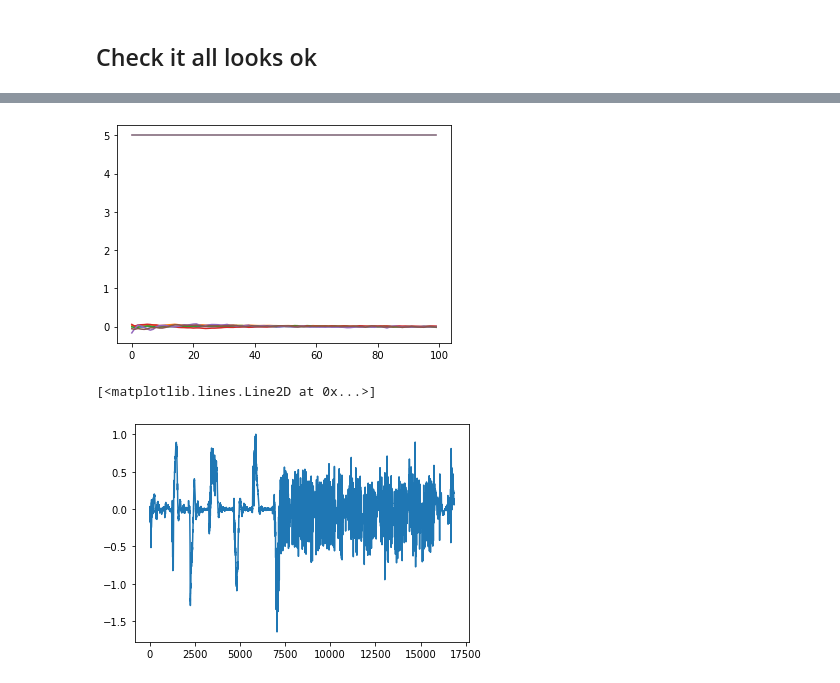
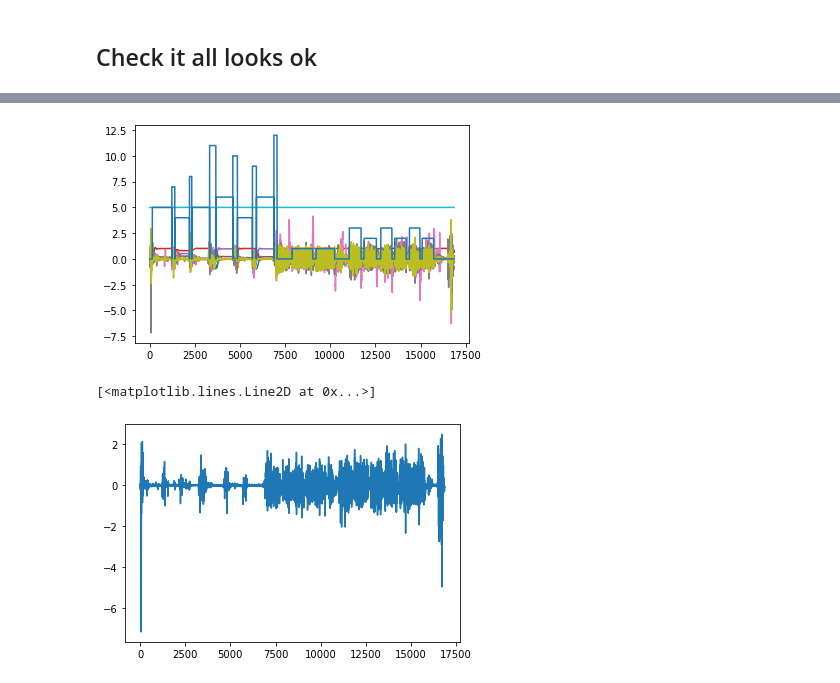
Before and after one commit to earthspecies/BEBE, a Jupyter notebook: data_formatting/format_HAR.ipynb, the cells around one changed output, grey strips where cells are left out. Cells and saved outputs as stored; diff of their text form; code cells hidden in the pictures.

Commit message:
include static acceleration

```diff
--- a/data_formatting/format_HAR.ipynb
+++ b/data_formatting/format_HAR.ipynb
@@ -133,11 +133,15 @@ with open(dataset_metadata_fp, 'w') as file:
 # Following README.txt, we remove gravitational bias from each accel channel by applying a
 # butterworth filter with cutoff frequency of 0.3 Hz, then subtract the result
 
-def correct_gravitational_bias(series, cutoff_freq):
-    sos = signal.butter(10, cutoff_freq, 'low', fs=sr, output='sos')
+def smooth(series, smoothing_cutoff_freq):
+    # smooth
+    sos = signal.butter(10, smoothing_cutoff_freq, 'low', fs = sr, output = 'sos')
+    series = signal.sosfilt(sos, series)
+    return series
+
+def extract_static(series, low_cutoff_freq):
+    # extract static component
+    sos = signal.butter(10, low_cutoff_freq, 'low', fs=sr, output='sos')
     low_passed_series = signal.sosfilt(sos, series)
-    corrected_series = series - low_passed_series
-    return corrected_series
+    remaining_series = series - low_passed_series
+    return low_passed_series, remaining_series
-# %%
-i = 2
-x = np.array(pd.read_csv('/home/jupyter/behavior_data_local/data/raw/HAR/RawData/acc_exp01_user01.txt', delimiter = ' ', header = None)[i])
@@ -175,17 +175,25 @@ for clip_id in clip_ids:
 
     acc_data = pd.read_csv(acc_fp, delimiter = ' ', header = None)
     gyr_data = pd.read_csv(gyr_fp, delimiter = ' ', header = None)
+    static_acc_data = acc_data.copy()
 
     clip_dur_samples = len(acc_data)
 
     # correct for gravity
     for i in range(3): #first 3 channels are acceleration
         to_correct = np.array(acc_data[i])
-        corrected = correct_gravitational_bias(to_correct, 0.3) # 0.3 Hz following description in Readme
+        to_correct = smooth(to_correct, 20.)
+        static, corrected = extract_static(to_correct, 0.3) # 0.3 Hz following description in Readme
         acc_data[i] = corrected
+        static_acc_data[i] = static
+
+        to_smooth_gyr = np.array(gyr_data[i])
+        smoothed = smooth(to_smooth_gyr, 20.)
+        gyr_data[i] = smoothed
 
     acc_data = np.array(acc_data)
     gyr_data = np.array(gyr_data)
+    static_acc_data = np.array(static_acc_data)
 
     exp_id = int(clip_id[3:5])
     annotations_sub = annotations[annotations['exp_id'] == exp_id]
@@ -202,7 +210,7 @@ for clip_id in clip_ids:
     individual_id = clip_id_to_individual_id[clip_id]
     per_frame_individual_id = np.full_like(per_frame_annotations, individual_id)
 
-    clip_data = np.concatenate([acc_data, gyr_data, per_frame_individual_id, per_frame_annotations], axis = 1)
+    clip_data = np.concatenate([acc_data, static_acc_data, gyr_data, per_frame_individual_id, per_frame_annotations], axis = 1)
 
     clip_data_fp = os.path.join(clip_data_dir, clip_id + '.npy')
     np.save(clip_data_fp, clip_data)
@@ -239,10 +247,10 @@ np.shape(data)
 # %%
 for i in range(np.shape(data)[1]):
-    plt.plot(data[1000:1100, i])
+    plt.plot(data[:, i])
 # %% [output]
-[figure, old version]
+[figure, new version]
 # %%
-plt.plot(data[:100000, 1])
+plt.plot(data[:, 7])
 # %% [output]
 [<matplotlib.lines.Line2D at 0x...>]
-[figure, old version]
+[figure, new version]
```
Also changed, not shown: parts of 3 cells of this notebook, 11 other files.
